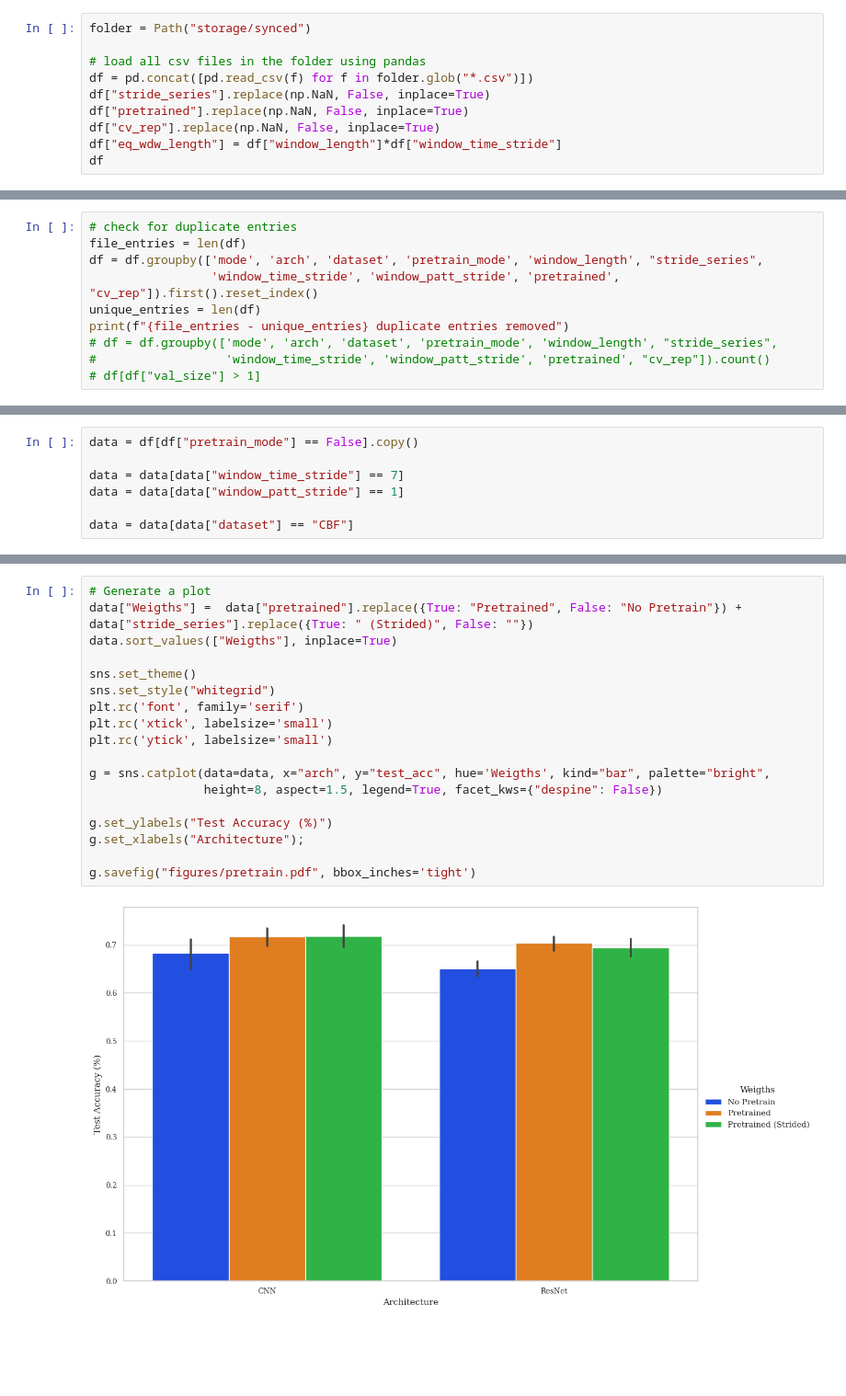
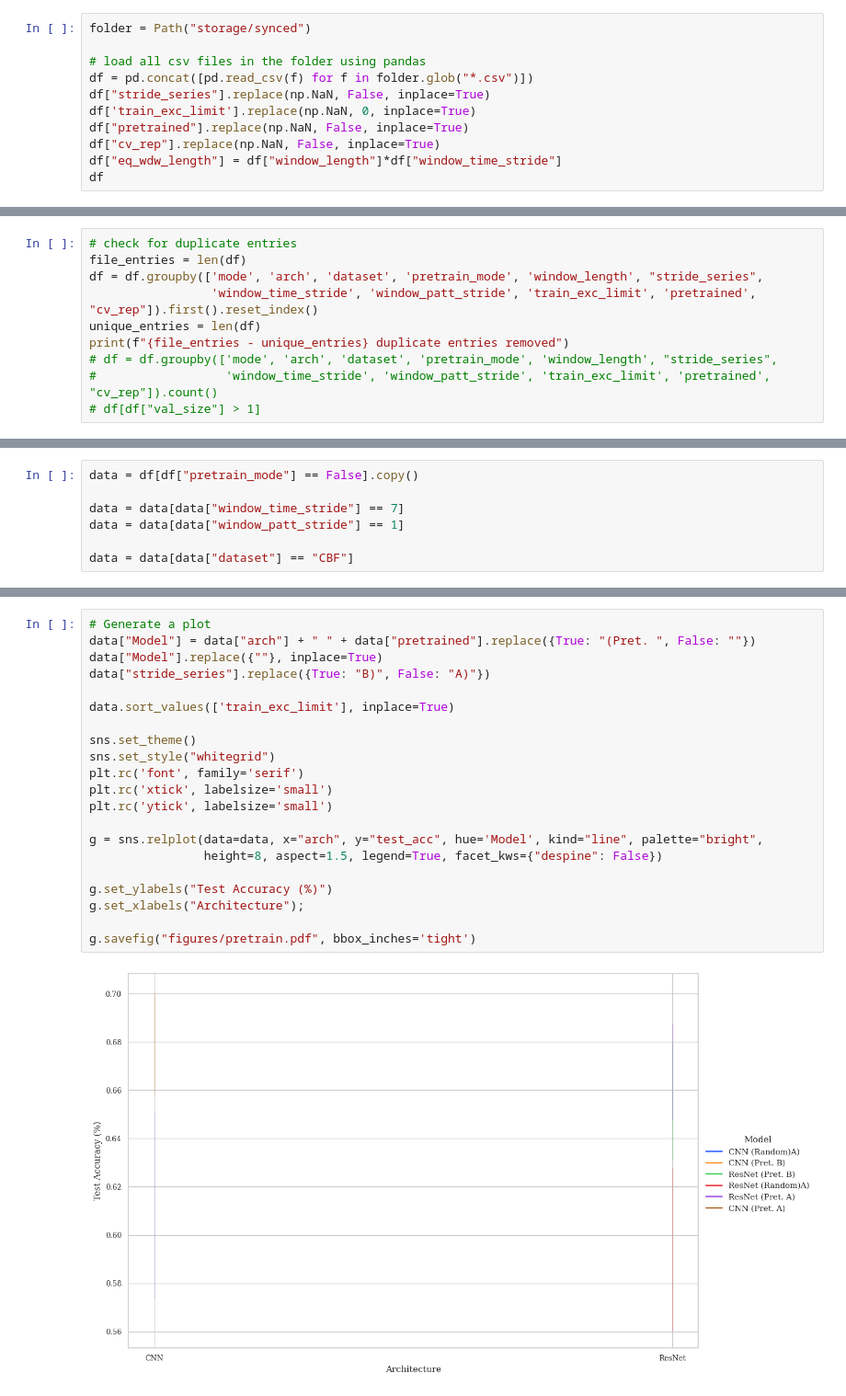
Before and after one commit to mbisan/s3ts, a Jupyter notebook: figures.ipynb, the cells around one changed output, grey strips where cells are left out. Shown at 92% size. Cells and saved outputs as stored; diff of their text form; blank space fills up the shorter version.

```diff
--- a/figures.ipynb
+++ b/figures.ipynb
@@ -17,6 +17,7 @@ folder = Path("storage/synced")
 # load all csv files in the folder using pandas
 df = pd.concat([pd.read_csv(f) for f in folder.glob("*.csv")])
 df["stride_series"].replace(np.NaN, False, inplace=True)
+df['train_exc_limit'].replace(np.NaN, 0, inplace=True)
 df["pretrained"].replace(np.NaN, False, inplace=True)
 df["cv_rep"].replace(np.NaN, False, inplace=True)
 df["eq_wdw_length"] = df["window_length"]*df["window_time_stride"]
@@ -39,11 +40,11 @@ df
 # check for duplicate entries
 file_entries = len(df)
 df = df.groupby(['mode', 'arch', 'dataset', 'pretrain_mode', 'window_length', "stride_series",
-                 'window_time_stride', 'window_patt_stride', 'pretrained', "cv_rep"]).first().reset_index()
+                 'window_time_stride', 'window_patt_stride', 'train_exc_limit', 'pretrained', "cv_rep"]).first().reset_index()
 unique_entries = len(df)
 print(f"{file_entries - unique_entries} duplicate entries removed")
 # df = df.groupby(['mode', 'arch', 'dataset', 'pretrain_mode', 'window_length', "stride_series",
-#                  'window_time_stride', 'window_patt_stride', 'pretrained', "cv_rep"]).count()
+#                  'window_time_stride', 'window_patt_stride', 'train_exc_limit', 'pretrained', "cv_rep"]).count()
 # df[df["val_size"] > 1]
 # %% [output]
 0 duplicate entries removed
@@ -218,20 +231,23 @@ data.groupby(["dataset", "mode", "arch", "pretrained", "stride_series"])[cols].m
 # %%
 # Generate a plot
-data["Weigths"] =  data["pretrained"].replace({True: "Pretrained", False: "No Pretrain"}) + data["stride_series"].replace({True: " (Strided)", False: ""})
-data.sort_values(["Weigths"], inplace=True)
+data["Model"] = data["arch"] + " " + data["pretrained"].replace({True: "(Pret. ", False: ""})
+data["Model"].replace({""}, inplace=True)
+data["stride_series"].replace({True: "B)", False: "A)"})
+
+data.sort_values(['train_exc_limit'], inplace=True)
 
 sns.set_theme()
 sns.set_style("whitegrid")
 plt.rc('font', family='serif')
 plt.rc('xtick', labelsize='small')
 plt.rc('ytick', labelsize='small')
 
-g = sns.catplot(data=data, x="arch", y="test_acc", hue='Weigths', kind="bar", palette="bright",
+g = sns.relplot(data=data, x="arch", y="test_acc", hue='Model', kind="line", palette="bright",
                 height=8, aspect=1.5, legend=True, facet_kws={"despine": False})
 
 g.set_ylabels("Test Accuracy (%)")
 g.set_xlabels("Architecture");
 
 g.savefig("figures/pretrain.pdf", bbox_inches='tight')
 # %% [output]
-[figure, old version]
+[figure, new version]
```
Also changed, not shown: parts of 8 cells of this notebook, 13 other files.
